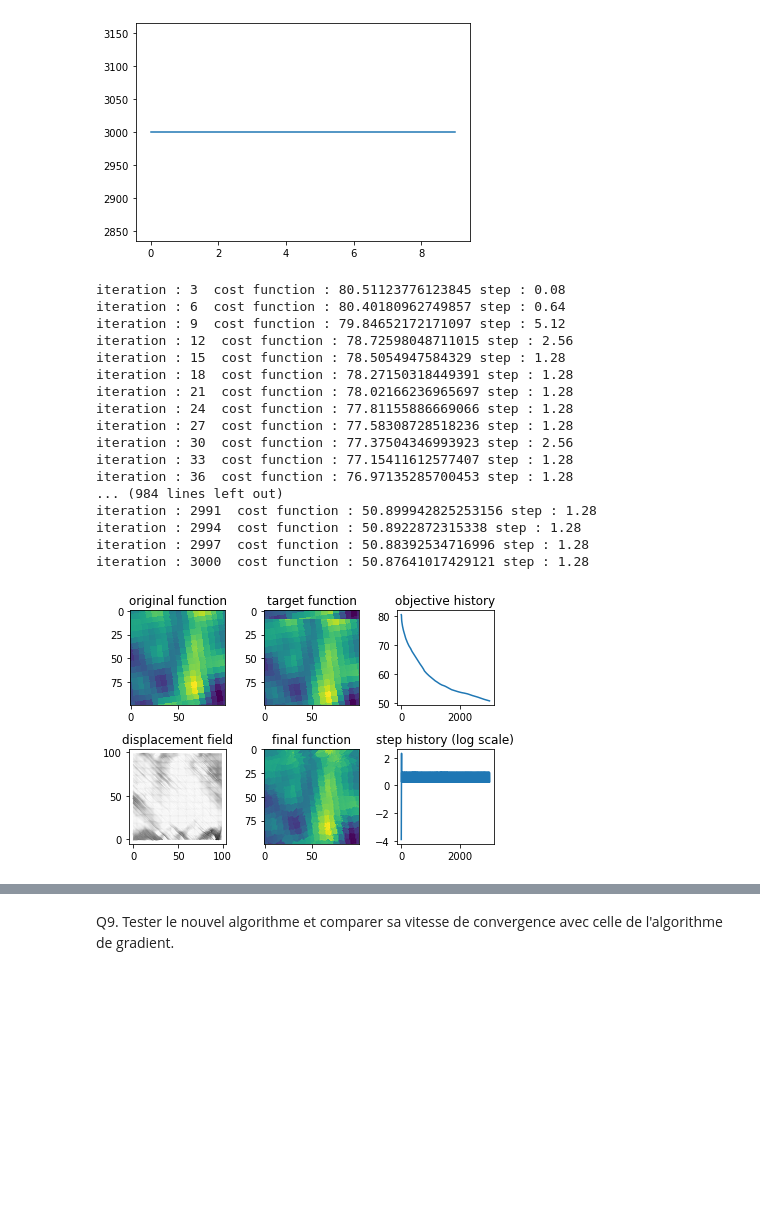
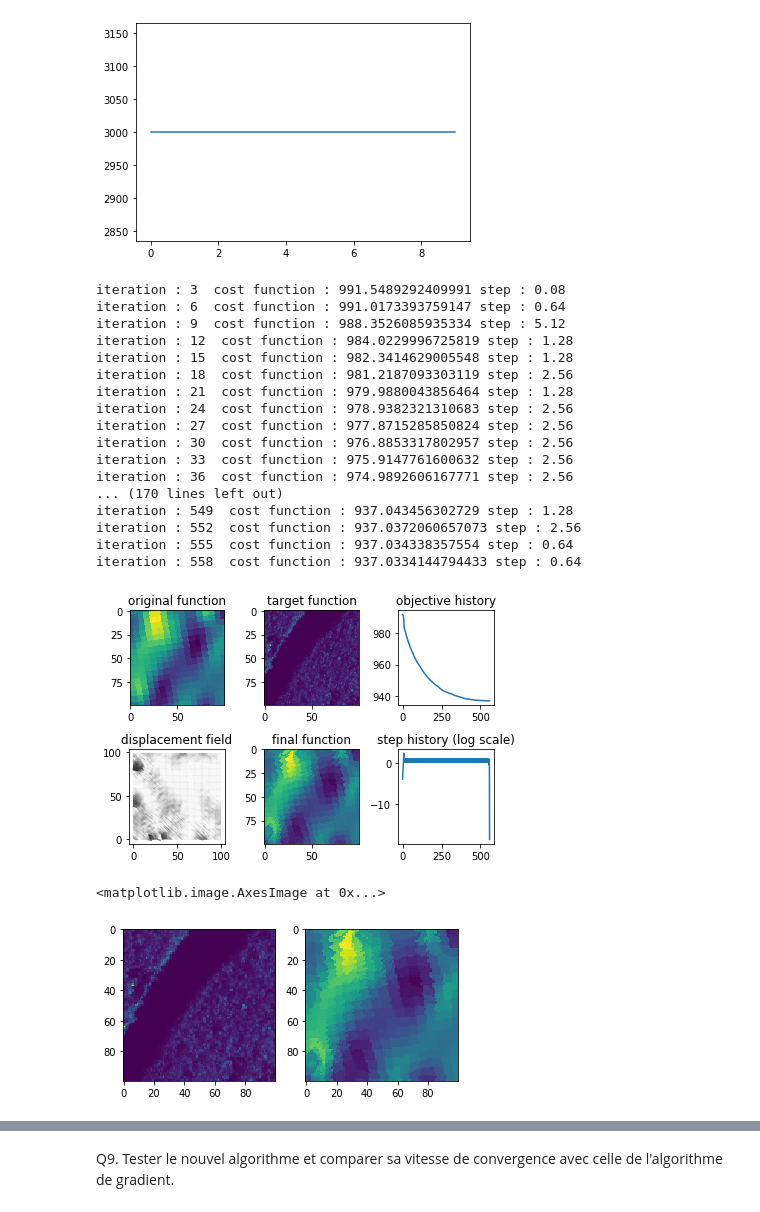
Before and after one commit to YamSok/CESBIO_BIOMASS, a Jupyter notebook: optim.ipynb, the cells around one changed output, grey strips where cells are left out. Drawn from its saved outputs; the diff is of its cells as text; code cells hidden in the pictures; blank space fills up the shorter version.

```diff
--- a/optim.ipynb
+++ b/optim.ipynb
@@ -177,6 +169,10 @@ def RecalageGN(f,g,lamb,mu,nitermax,stepini,epsi) :
         if (niter % 3 ==0) :
             print('iteration :',niter,' cost function :',obj,'step :',step)
     return ux,uy,np.array(CF),np.array(step_list),niter
+
+def gaussianFilter(img,factor):
+    kernel = np.ones((factor,factor),np.float32)/(factor**2)
+    return cv2.filter2D(img,-1,kernel)
 # %%
 def get_images():
     band1 = np.loadtxt("band1.txt")
@@ -186,13 +198,15 @@ b1,b2 = get_images()
 # %%
-im1 = b2[1000:1030,500:530]
-template = np.roll(target,5,axis=0)
-kernel = np.ones((5,5),np.float32)/25
-target = cv2.filter2D(im1,-1,kernel)
+target = b2[1000:1100,10:110]
+original = gaussianFilter(b1[1000:1100,10:110],5)
+#template = np.roll(target,5,axis=0)
 
-fig, ax = plt.subplots(1,2)
-ax[0].imshow(target)
-ax[0].set_title("Target")
-ax[1].imshow(template)
-ax[1].set_title("Template (5px shift)")
+
+fig, ax = plt.subplots(1,2, figsize=(8,8))
+ax[0].imshow(original)
+ax[0].set_title("Original")
+ax[1].imshow(target)
+ax[1].set_title("Target")
+# ax[1].imshow(template)
+# ax[1].set_title("Template (5px shift)")
 plt.show()
 # %% [output]
@@ -218,22 +287,22 @@ lamb0 = 0.11
 mu = 0.1*lamb0
 nitermax=3000
 step0 = 0.01
-ux,uy,CF,step,niter=RecalageDG(im1,im2,lamb0,mu,nitermax,step0)
+ux,uy,CF,step,niter=RecalageDG(original,target,lamb0,mu,nitermax,step0)
 # %% [output]
-iteration : 3  cost function : 80.51123776123845 step : 0.08
-iteration : 6  cost function : 80.40180962749857 step : 0.64
-iteration : 9  cost function : 79.84652172171097 step : 5.12
-iteration : 12  cost function : 78.72598048711015 step : 2.56
-iteration : 15  cost function : 78.5054947584329 step : 1.28
-iteration : 18  cost function : 78.27150318449391 step : 1.28
-iteration : 21  cost function : 78.02166236965697 step : 1.28
-iteration : 24  cost function : 77.81155886669066 step : 1.28
-iteration : 27  cost function : 77.58308728518236 step : 1.28
-iteration : 30  cost function : 77.37504346993923 step : 2.56
-iteration : 33  cost function : 77.15411612577407 step : 1.28
-iteration : 36  cost function : 76.97135285700453 step : 1.28
-... (984 lines left out)
-iteration : 2991  cost function : 50.899942825253156 step : 1.28
-iteration : 2994  cost function : 50.8922872315338 step : 1.28
-iteration : 2997  cost function : 50.88392534716996 step : 1.28
-iteration : 3000  cost function : 50.87641017429121 step : 1.28
+iteration : 3  cost function : 991.5489292409991 step : 0.08
+iteration : 6  cost function : 991.0173393759147 step : 0.64
+iteration : 9  cost function : 988.3526085935334 step : 5.12
+iteration : 12  cost function : 984.0229996725819 step : 1.28
+iteration : 15  cost function : 982.3414629005548 step : 1.28
+iteration : 18  cost function : 981.2187093303119 step : 2.56
+iteration : 21  cost function : 979.9880043856464 step : 1.28
+iteration : 24  cost function : 978.9382321310683 step : 2.56
+iteration : 27  cost function : 977.8715285850824 step : 2.56
+iteration : 30  cost function : 976.8853317802957 step : 2.56
+iteration : 33  cost function : 975.9147761600632 step : 2.56
+iteration : 36  cost function : 974.9892606167771 step : 2.56
+... (170 lines left out)
+iteration : 549  cost function : 937.043456302729 step : 1.28
+iteration : 552  cost function : 937.0372060657073 step : 2.56
+iteration : 555  cost function : 937.034338357554 step : 0.64
+iteration : 558  cost function : 937.0334144794433 step : 0.64
@@ -240,22 +311,27 @@ iteration : 3000  cost function : 50.87641017429121 step : 1.28
 # %%
 fig, ax = plt.subplots(2,3)
-ax[0,0].imshow(im1)
+ax[0,0].imshow(original)
 ax[0,0].set_title('original function')
-ax[0,1].imshow(im2)
+ax[0,1].imshow(target)
 ax[0,1].set_title('target function')
 ax[1,0].quiver(ux,uy)
 ax[1,0].set_title('displacement field')
-ax[1,1].imshow(interpol(im1,ux,uy))
+ax[1,1].imshow(interpol(original,ux,uy))
 ax[1,1].set_title('final function')
 ax[0,2].plot(CF)
 ax[0,2].set_title('objective history')
 ax[1,2].plot(np.log(step))
 ax[1,2].set_title('step history (log scale)')
 
 plt.tight_layout()
 plt.show()
+fig,ax = plt.subplots(1,2,figsize=(6,6))
+ax[0].imshow(target)
+ax[1].imshow(interpol(original,ux,uy))
 # %% [output]
-[figure, old version]
+[figure, new version]
+<matplotlib.image.AxesImage at 0x...>
+[figure, added]
 # %%
 plt.quiver(ux, uy)
 plt.show()
```
Also changed, not shown: parts of 9 cells of this notebook, 1 other file.
